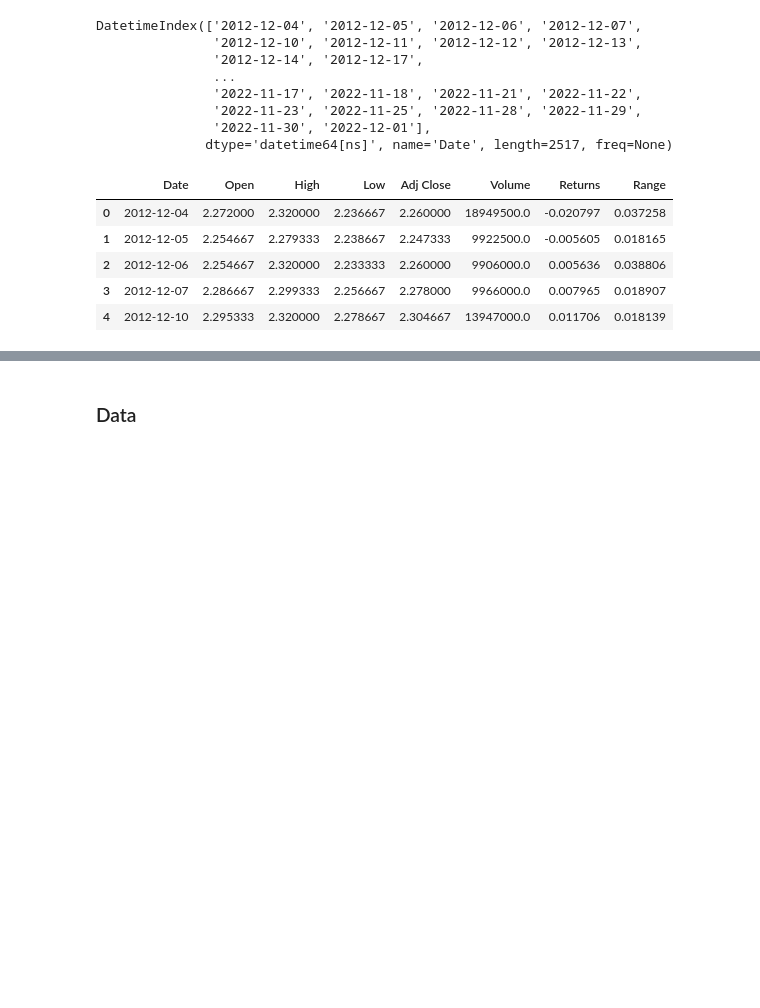
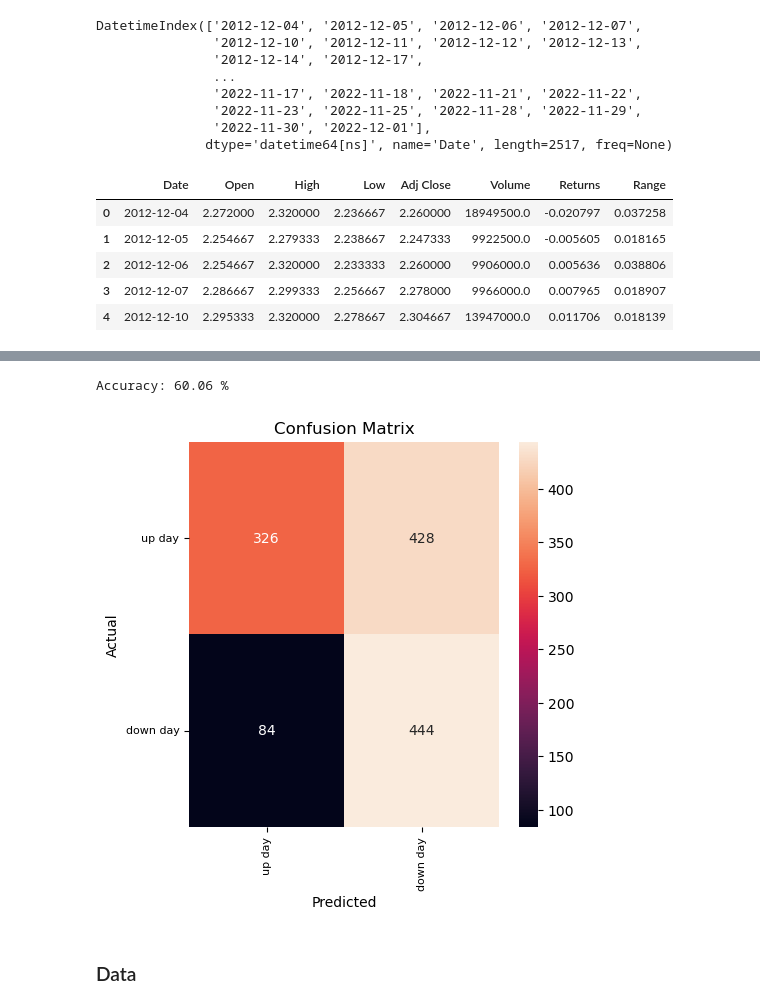
Before and after one commit to mikiya09/DataSci, a Jupyter notebook: ML/markov_chain/markov chain.ipynb, the cells around one changed output, grey strips where cells are left out. Cells and saved outputs as stored; diff of their text form; code cells hidden in the pictures; blank space fills up the shorter version.

```diff
--- a/ML/markov_chain/markov chain.ipynb
+++ b/ML/markov_chain/markov chain.ipynb
@@ -312,0 +429,10 @@ group_set.head()
+# %%
+# keep only keep big/interesting change in volume for test set
+print('all moves:', len(volume_test))
+volume_test_set = volume_test[abs(volume_test['Next_Day_Volume_Outcome']) > 1000000]
+volume_test_set['Next_Day_Volume_Outcome'] = np.where((volume_test_set['Next_Day_Volume_Outcome'] > 0), 1, 0)
+
+# for validation set
+volume_validation_set = volume_validation.copy()
+volume_validation_set['Next_Day_Volume_Outcome'] = np.where((volume_validation_set['Next_Day_Volume_Outcome'] > 0), 1, 0)
+print('big moves only:', len(volume_test_set))
@@ -312,0 +447,7 @@ group_set.head()
+# %%
+# create two new dataset later for forming positive and negative matrix
+
+volume_test_pos = volume_test_set[volume_test_set['Next_Day_Volume_Outcome']==1][['Sequence_ID', 'Event_Pattern']]
+print(compressed_set_pos.shape)
+volume_test_neg = volume_test_set[volume_test_set['Next_Day_Volume_Outcome']==0][['Sequence_ID', 'Event_Pattern']]
+print(volume_neg_pos.shape)
@@ -312,0 +457,6 @@ group_set.head()
+# %%
+# find unique pattern, same as saying collecting all pattern into a set (not duplicate pattern)
+flat_list = [item.split(',') for item in volume_test_set['Event_Pattern'].values ]
+unique_patterns = ','.join(str(r) for v in flat_list for r in v)
+unique_patterns = list(set(unique_patterns.split(',')))
+len(unique_patterns)
@@ -312,0 +516,3 @@ group_set.head()
+# %%
+grid_pos = build_transition_grid(volume_test_pos, unique_patterns)
+grid_neg = build_transition_grid(volume_test_neg, unique_patterns)
@@ -313,3 +623,26 @@ group_set.head()
+# %%
+from sklearn.metrics import accuracy_score
+score = accuracy_score(actual, [1 if p > 0 else 0 for p in predicted])
+print('Accuracy:', round(score * 100,2), '%')
+# %% [output]
+Accuracy: 60.06 %
+# %%
+import seaborn as sns
+cm = confusion_matrix(actual, [1 if p > 0 else 0 for p in predicted])
+fig, ax = plt.subplots(figsize=(5, 5))
+sns.heatmap(cm, annot=True, ax = ax, fmt='g')
+
+ax.set_title('Confusion Matrix')
+ax.set_xlabel('Predicted')
+ax.set_ylabel('Actual')
+
+ax.xaxis.set_ticklabels(['up day','down day'])
+ax.yaxis.set_ticklabels(['up day','down day'])
+ax.set_yticklabels(ax.get_yticklabels(), rotation = 0, fontsize = 8)
+ax.set_xticklabels(ax.get_xticklabels(), rotation = 90, fontsize = 8)
+plt.show()
+# %% [output]
+[figure, added]
 # %% [markdown]
 ### Data
 # %%
```
Also changed, not shown: parts of 70 cells of this notebook, 1 other file.
